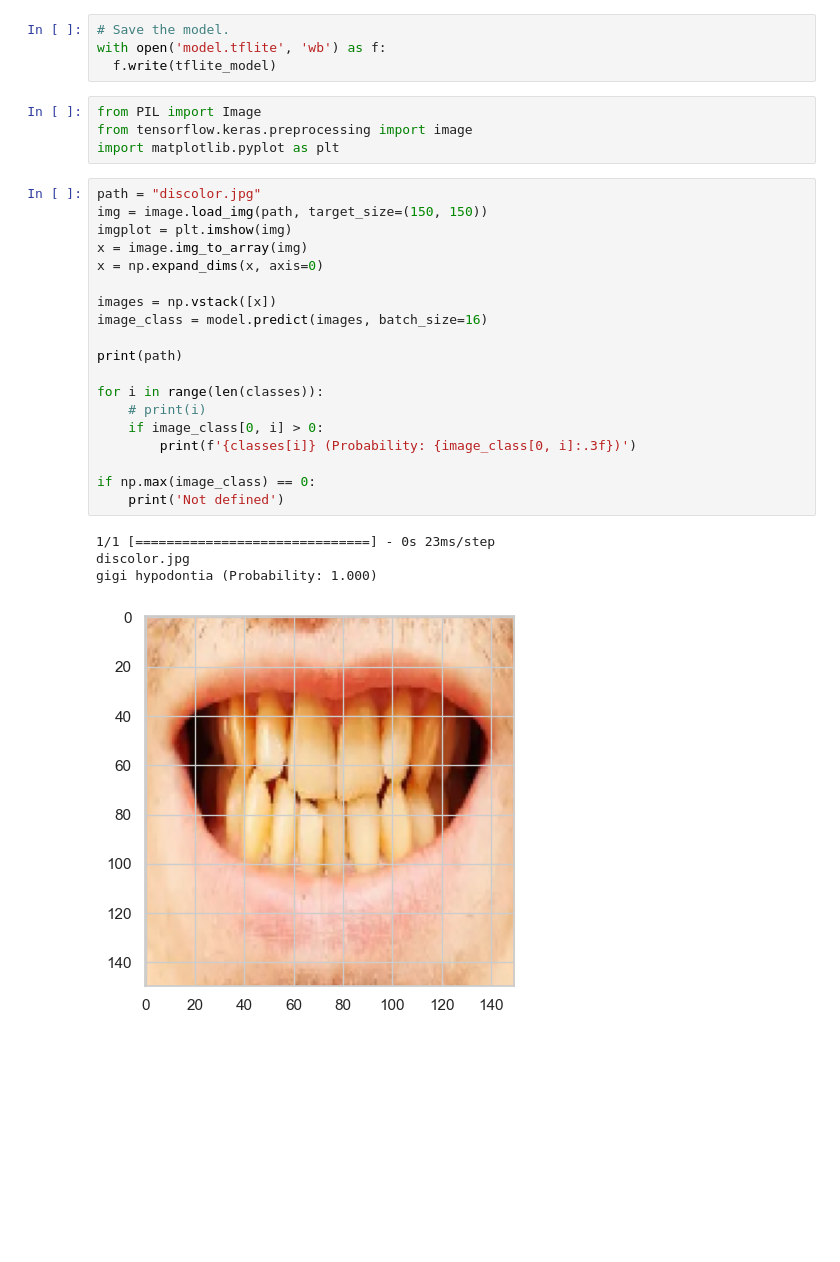
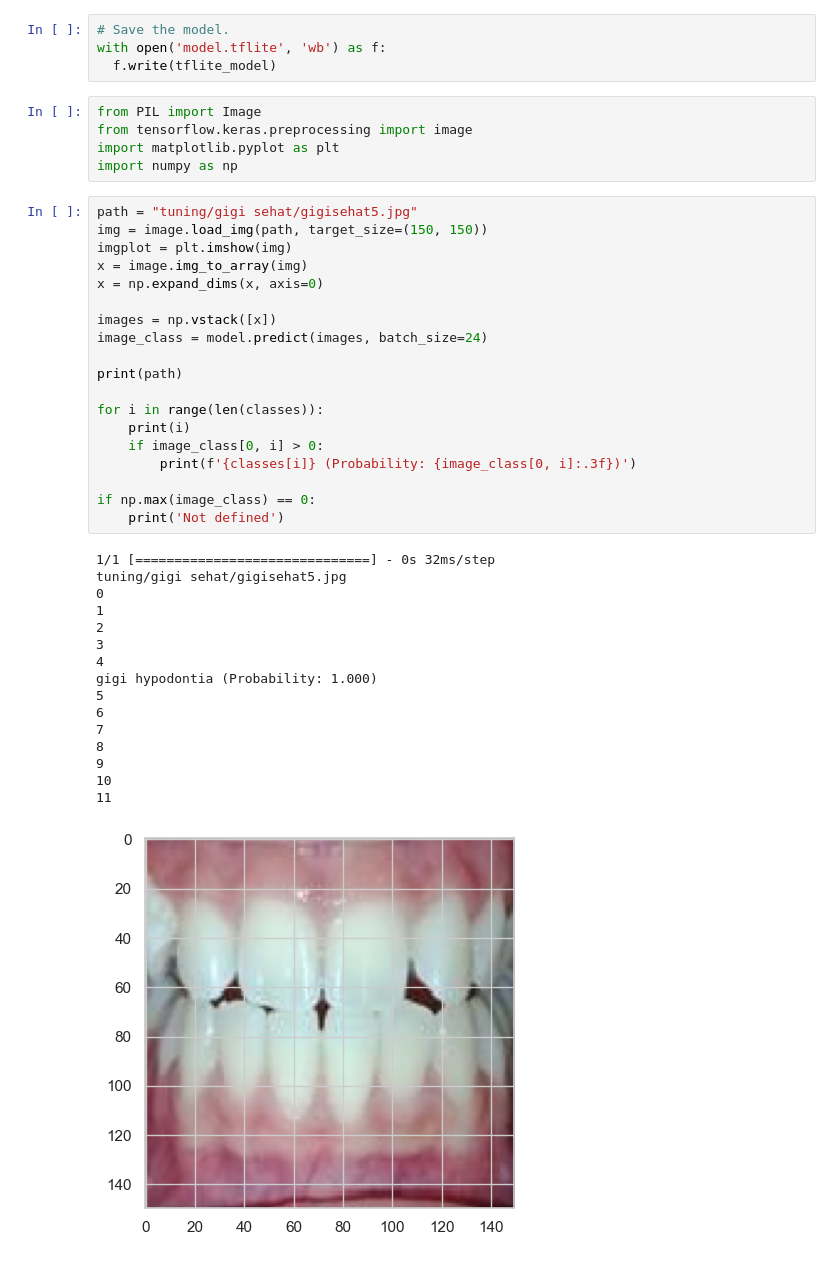
Before and after one commit to The-Lab-Rats/klasifikasi-oral, a Jupyter notebook: testing_vgg19.ipynb, the cells around one changed output. Drawn from its saved outputs; the diff is of its cells as text; blank space fills up the shorter version.

```diff
--- a/testing_vgg19.ipynb
+++ b/testing_vgg19.ipynb
@@ -75,27 +75,40 @@ with open('model.tflite', 'wb') as f:
 from PIL import Image
 from tensorflow.keras.preprocessing import image
 import matplotlib.pyplot as plt
+import numpy as np
 # %%
-path = "discolor.jpg"
+path = "tuning/gigi sehat/gigisehat5.jpg"
 img = image.load_img(path, target_size=(150, 150))
 imgplot = plt.imshow(img)
 x = image.img_to_array(img)
 x = np.expand_dims(x, axis=0)
 
 images = np.vstack([x])
-image_class = model.predict(images, batch_size=16)
+image_class = model.predict(images, batch_size=24)
 
 print(path)
 
 for i in range(len(classes)):
-    # print(i)
+    print(i)
     if image_class[0, i] > 0:
         print(f'{classes[i]} (Probability: {image_class[0, i]:.3f})')
 
 if np.max(image_class) == 0:
     print('Not defined')
 # %% [output]
-1/1 [==============================] - 0s 23ms/step
-discolor.jpg
+1/1 [==============================] - 0s 32ms/step
+tuning/gigi sehat/gigisehat5.jpg
+0
+1
+2
+3
+4
 gigi hypodontia (Probability: 1.000)
+5
+6
+7
+8
+9
+10
+11
-[figure, old version]
+[figure, new version]
```
Also changed, not shown: parts of 3 cells of this notebook, 1 other file.
